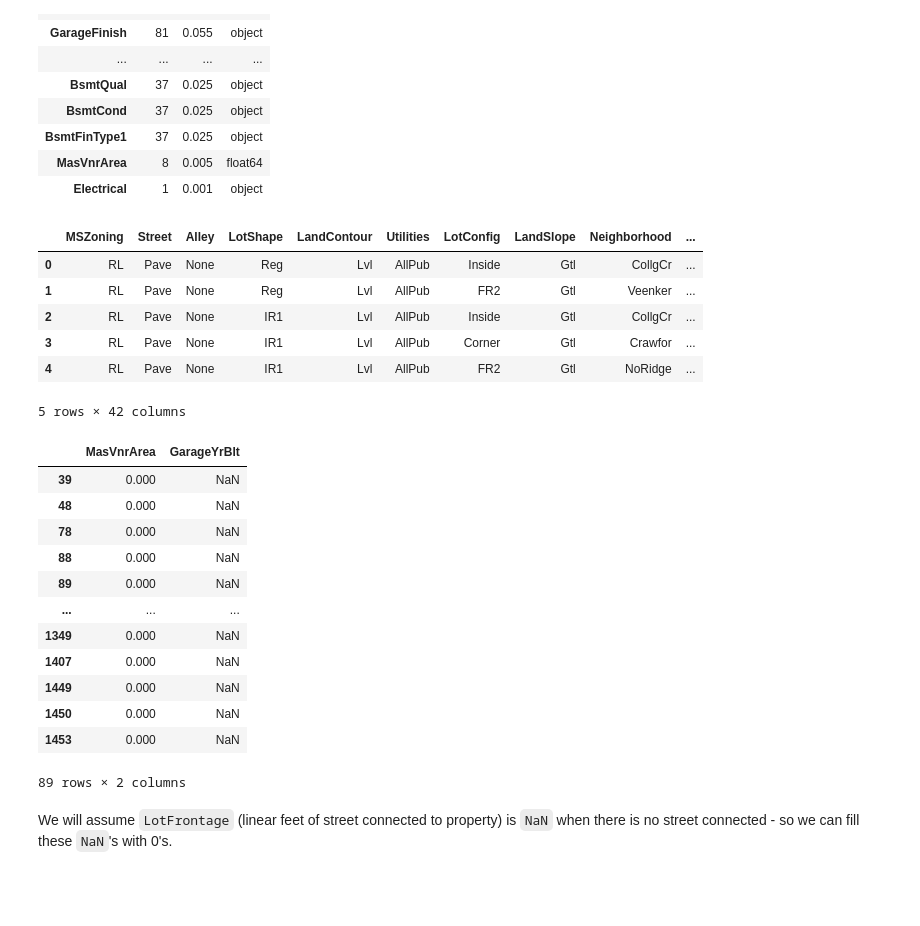
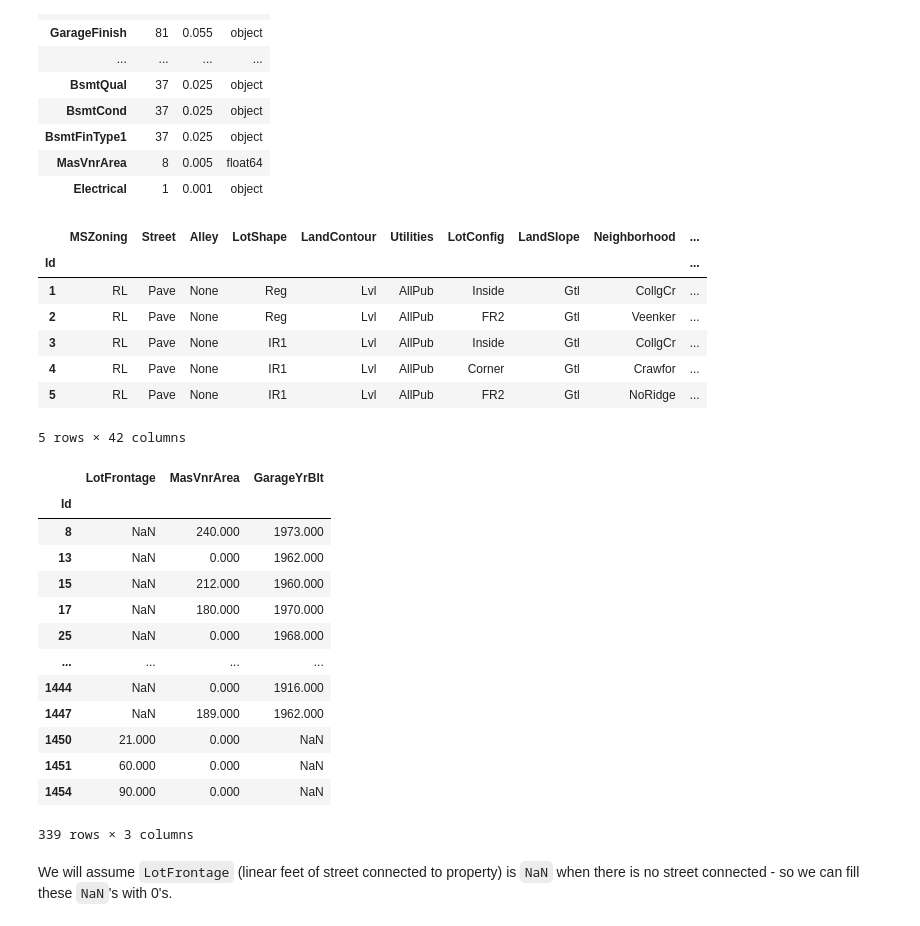
Before and after one commit to bolst/AmesHousingPredictor, a Jupyter notebook: notebooks/1_data_ingestion.ipynb, the cells around one changed output. Cells and saved outputs as stored; diff of their text form; code cells hidden in the pictures; blank space fills up the shorter version.

```diff
--- a/notebooks/1_data_ingestion.ipynb
+++ b/notebooks/1_data_ingestion.ipynb
@@ -52,8 +54,9 @@ os.makedirs('./outputs', exist_ok=True)
 # %% [markdown]
 ## Step 1: Data Ingestion
 # %%
-train = pd.read_csv(in_file_paths['train'])
-test = pd.read_csv(in_file_paths['test'])
+train = pd.read_csv(in_file_paths['train'], index_col='Id')
+test = pd.read_csv(in_file_paths['test'], index_col='Id')
 print(f"successfully read dataset...\ntrain shape = {train.shape}\ntest shape = {test.shape}")
+train.head()
 # %% [output]
 successfully read dataset...
@@ -111,37 +122,39 @@ baseTrain = train.copy()
 # We should be OK to drop PoolQC, since it is ~99% NANs
 train.drop('PoolQC', axis=1, inplace=True, errors='ignore')
 # %%
-categoricalColumns = train.select_dtypes(exclude='number').columns
+categoricalCols = train.select_dtypes(exclude='number').columns
 
 # fill categorical NANs with 'None'
-train[categoricalColumns] = train[categoricalColumns].fillna('None')
-train[categoricalColumns].head()
+train[categoricalCols] = train[categoricalCols].fillna('None')
+train[categoricalCols].head()
 # %% [output]
 |  | MSZoning | Street | Alley | LotShape | LandContour | Utilities | LotConfig | LandSlope | Neighborhood | ... |
-| 0 | RL | Pave | None | Reg | Lvl | AllPub | Inside | Gtl | CollgCr | ... |
-| 1 | RL | Pave | None | Reg | Lvl | AllPub | FR2 | Gtl | Veenker | ... |
-| 2 | RL | Pave | None | IR1 | Lvl | AllPub | Inside | Gtl | CollgCr | ... |
-| 3 | RL | Pave | None | IR1 | Lvl | AllPub | Corner | Gtl | Crawfor | ... |
-| 4 | RL | Pave | None | IR1 | Lvl | AllPub | FR2 | Gtl | NoRidge | ... |
+| Id |  |  |  |  |  |  |  |  |  | ... |
+| 1 | RL | Pave | None | Reg | Lvl | AllPub | Inside | Gtl | CollgCr | ... |
+| 2 | RL | Pave | None | Reg | Lvl | AllPub | FR2 | Gtl | Veenker | ... |
+| 3 | RL | Pave | None | IR1 | Lvl | AllPub | Inside | Gtl | CollgCr | ... |
+| 4 | RL | Pave | None | IR1 | Lvl | AllPub | Corner | Gtl | Crawfor | ... |
+| 5 | RL | Pave | None | IR1 | Lvl | AllPub | FR2 | Gtl | NoRidge | ... |
 5 rows × 42 columns
 # %%
-numericColumns = train.select_dtypes(include='number').columns
-nanNumericColumns = [col for col in numericColumns if train[col].isnull().any()]
+numericalCols = train.select_dtypes(include='number').columns
+nanNumericColumns = [col for col in numericalCols if train[col].isnull().any()]
 train[train[nanNumericColumns].isnull().any(axis=1)][nanNumericColumns]
 # %% [output]
-|  | MasVnrArea | GarageYrBlt |
-| 39 | 0.000 | NaN |
-| 48 | 0.000 | NaN |
-| 78 | 0.000 | NaN |
-| 88 | 0.000 | NaN |
-| 89 | 0.000 | NaN |
-| ... | ... | ... |
-| 1349 | 0.000 | NaN |
-| 1407 | 0.000 | NaN |
-| 1449 | 0.000 | NaN |
-| 1450 | 0.000 | NaN |
-| 1453 | 0.000 | NaN |
+|  | LotFrontage | MasVnrArea | GarageYrBlt |
+| Id |  |  |  |
+| 8 | NaN | 240.000 | 1973.000 |
+| 13 | NaN | 0.000 | 1962.000 |
+| 15 | NaN | 212.000 | 1960.000 |
+| 17 | NaN | 180.000 | 1970.000 |
+| 25 | NaN | 0.000 | 1968.000 |
+| ... | ... | ... | ... |
+| 1444 | NaN | 0.000 | 1916.000 |
+| 1447 | NaN | 189.000 | 1962.000 |
+| 1450 | 21.000 | 0.000 | NaN |
+| 1451 | 60.000 | 0.000 | NaN |
+| 1454 | 90.000 | 0.000 | NaN |
-89 rows × 2 columns
+339 rows × 3 columns
 # %% [markdown]
 We will assume `LotFrontage` (linear feet of street connected to property) is `NaN` when there is no street connected - so we can fill these `NaN`'s with 0's.
 # %%
```
Also changed, not shown: parts of 22 cells of this notebook, 2 other files.
